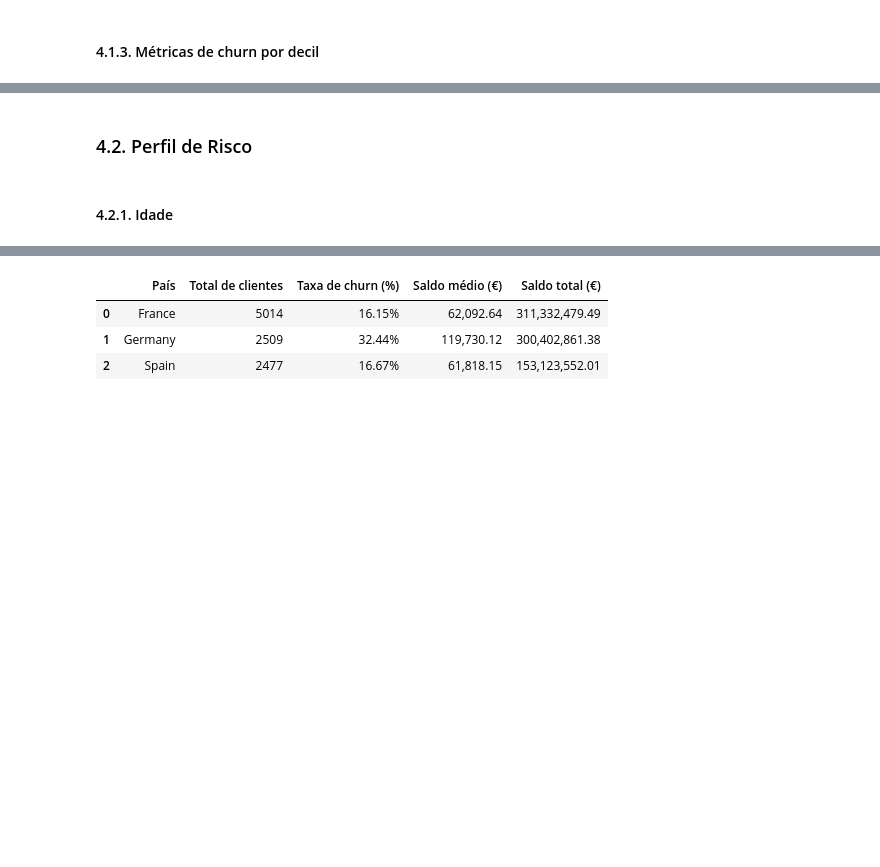
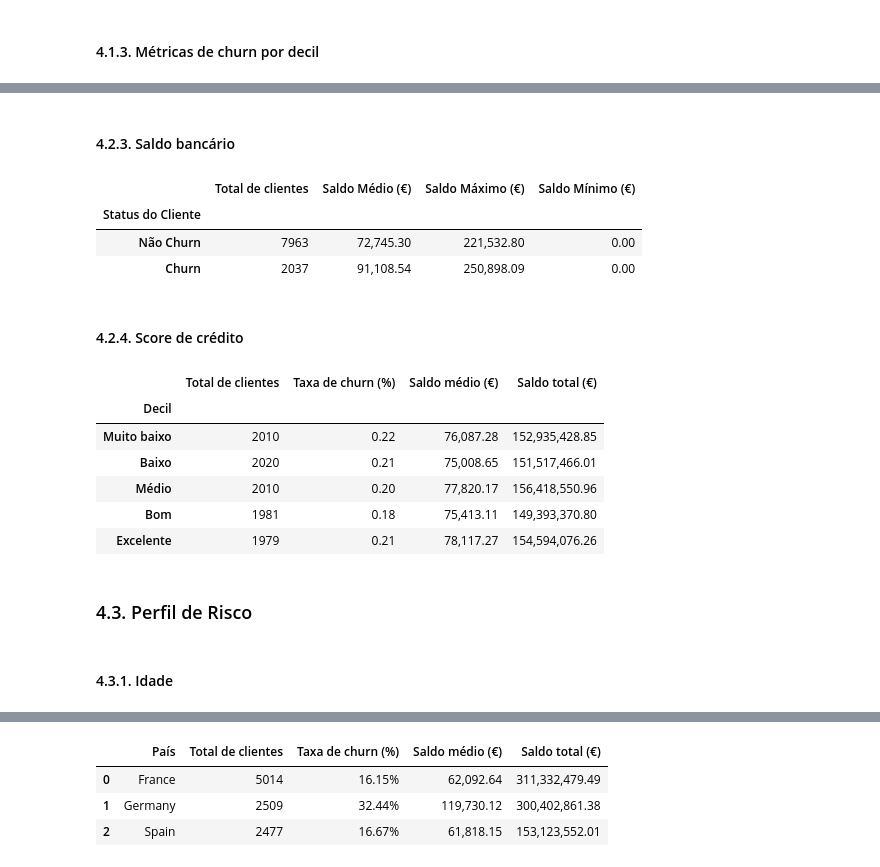
Before and after one commit to emso-exe/Churn_clientes_de_banco, a Jupyter notebook: notebooks/001_analise_exploratoria.ipynb, the cells around one changed output, grey strips where cells are left out. Saved outputs shown, nothing was run; the diff lists cells and outputs as text; code cells hidden in the pictures; blank space fills up the shorter version.

```diff
--- a/notebooks/001_analise_exploratoria.ipynb
+++ b/notebooks/001_analise_exploratoria.ipynb
@@ -547,7 +615,82 @@ decile_analysis
+# %% [markdown]
+#### 4.2.3. Saldo bancário
+# %%
+# Agrupar por churn (Exited)
+balance_stats = (
+    df.groupby('Exited')['Balance']
+    .agg(
+        media='mean',
+        maximo='max',
+        minimo='min',
+        total_clientes='count'
+    )
+)
+
+# Formatação dos resultados
+balance_stats['Total de clientes'] = balance_stats['total_clientes'].apply(lambda x: f'{x:.0f}')
+balance_stats['Saldo Médio (€)'] = balance_stats['media'].apply(lambda x: f'{x:,.2f}')
+balance_stats['Saldo Máximo (€)'] = balance_stats['maximo'].apply(lambda x: f'{x:,.2f}')
+balance_stats['Saldo Mínimo (€)'] = balance_stats['minimo'].apply(lambda x: f'{x:,.2f}')
+
+# Remover colunas numéricas originais
+balance_stats = balance_stats.drop(columns=['total_clientes', 'media', 'maximo', 'minimo'])
+
+# Renomear índice
+balance_stats.index = balance_stats.index.map({0: 'Não Churn', 1: 'Churn'})
+balance_stats.index.name = 'Status do Cliente'
+
+# Exibir resultado
+balance_stats
+# %% [output]
+|  | Total de clientes | Saldo Médio (€) | Saldo Máximo (€) | Saldo Mínimo (€) |
+| Status do Cliente |  |  |  |  |
+| Não Churn | 7963 | 72,745.30 | 221,532.80 | 0.00 |
+| Churn | 2037 | 91,108.54 | 250,898.09 | 0.00 |
+# %% [markdown]
+#### 4.2.4. Score de crédito
+# %%
+# Decis por score de crédito (CreditScore)
+df['creditScore_decile'] = pd.qcut(df['CreditScore'], 5, labels=False, duplicates='drop')
+
+# Análise por decil de score de crédito
+creditScore_analysis = (
+    df.groupby('creditScore_decile').agg(
+        total_clientes=('Exited', 'count'),
+        taxa_churn=('Exited', 'mean'),
+        avg_balance=('Balance', 'mean'),
+        total_balance=('Balance', 'sum')
+      )
+)
+
+# Formatação dos resultados
+creditScore_analysis['Total de clientes'] = creditScore_analysis['total_clientes'].apply(lambda x: f'{x:.0f}')
+creditScore_analysis['Taxa de churn (%)'] = creditScore_analysis['taxa_churn'].apply(lambda x: f'{x:.2f}')
+creditScore_analysis['Saldo médio (€)'] = creditScore_analysis['avg_balance'].apply(lambda x: f'{x:,.2f}')
+creditScore_analysis['Saldo total (€)'] = creditScore_analysis['total_balance'].apply(lambda x: f'{x:,.2f}')
+
+# Remover colunas numéricas originais
+creditScore_analysis = creditScore_analysis.drop(columns=['total_clientes', 'taxa_churn', 'avg_balance', 'total_balance'])
+
+# Renomear índice
+creditScore_analysis.index = creditScore_analysis.index.map({
+    0: 'Muito baixo', 1: 'Baixo', 2: 'Médio', 3: 'Bom', 4: 'Excelente'
+})
+creditScore_analysis.index.name = 'Decil'
+
+# Exibir tabela final
+creditScore_analysis
+# %% [output]
+|  | Total de clientes | Taxa de churn (%) | Saldo médio (€) | Saldo total (€) |
+| Decil |  |  |  |  |
+| Muito baixo | 2010 | 0.22 | 76,087.28 | 152,935,428.85 |
+| Baixo | 2020 | 0.21 | 75,008.65 | 151,517,466.01 |
+| Médio | 2010 | 0.20 | 77,820.17 | 156,418,550.96 |
+| Bom | 1981 | 0.18 | 75,413.11 | 149,393,370.80 |
+| Excelente | 1979 | 0.21 | 78,117.27 | 154,594,076.26 |
 # %% [markdown]
-### 4.2. Perfil de Risco
+### 4.3. Perfil de Risco
 # %% [markdown]
-#### 4.2.1. Idade
+#### 4.3.1. Idade
 # %%
 # Criar faixas etárias com labels amigáveis
 bins = [18, 30, 40, 50, 60, 100]
```
Also changed, not shown: parts of 18 cells of this notebook.
